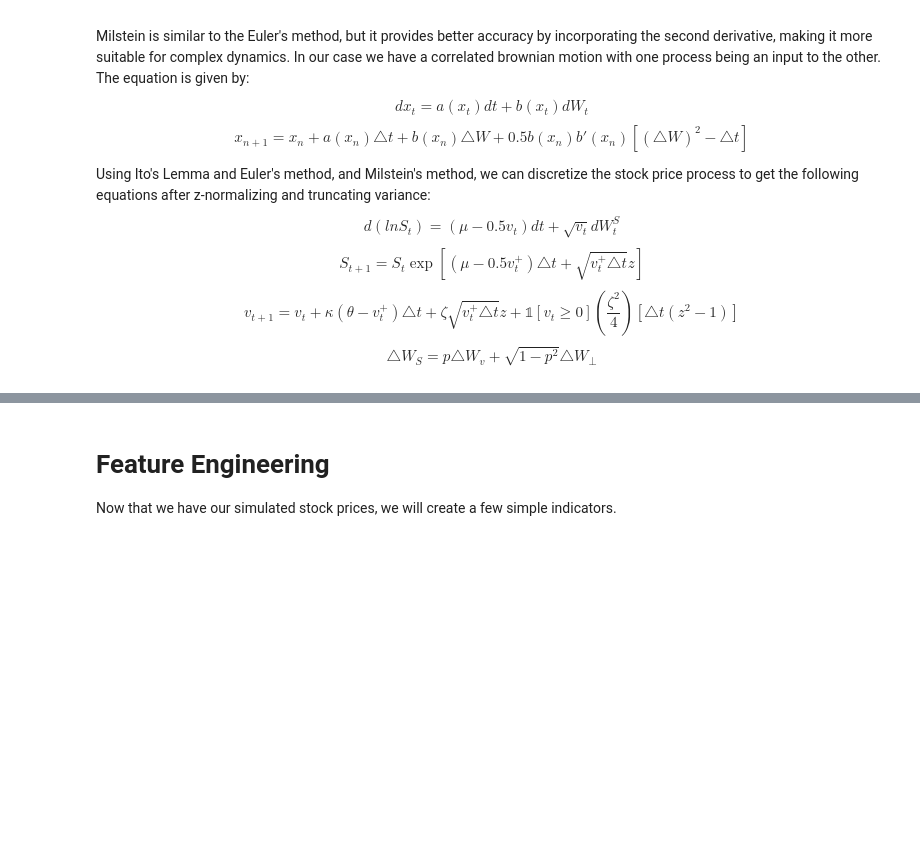
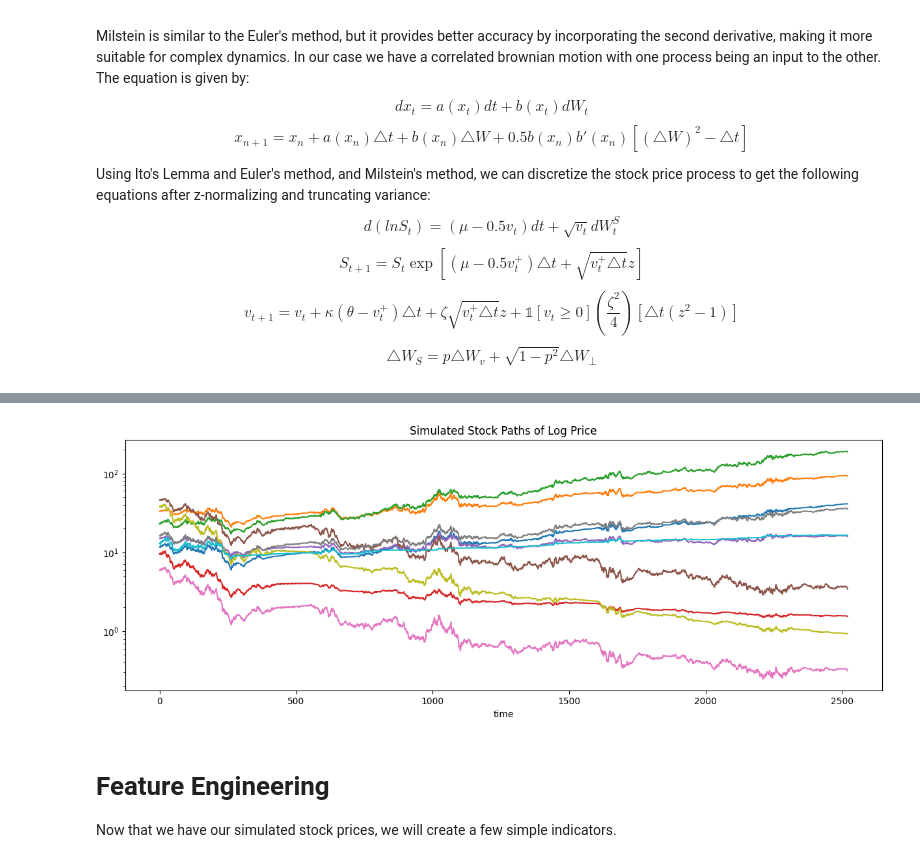
Before and after one commit to finnlimjc/Proximal-Policy-Optimization-on-Simulated-Price-Data, a Jupyter notebook: notebooks/introduction_to_reinforcement_learning.ipynb, the cells around one changed output, grey strips where cells are left out. Drawn from its saved outputs; the diff is of its cells as text; code cells hidden in the pictures; blank space fills up the shorter version.

```diff
--- a/notebooks/introduction_to_reinforcement_learning.ipynb
+++ b/notebooks/introduction_to_reinforcement_learning.ipynb
@@ -125,3 +146,10 @@ df.head(5)
+# %%
+df.plot(figsize=(15,5), legend=False)
+plt.yscale('log')
+plt.title('Simulated Stock Paths of Log Price')
+plt.show()
+# %% [output]
+[figure, added]
 # %% [markdown]
 # Feature Engineering
 
```
Also changed, not shown: parts of 11 cells of this notebook.
